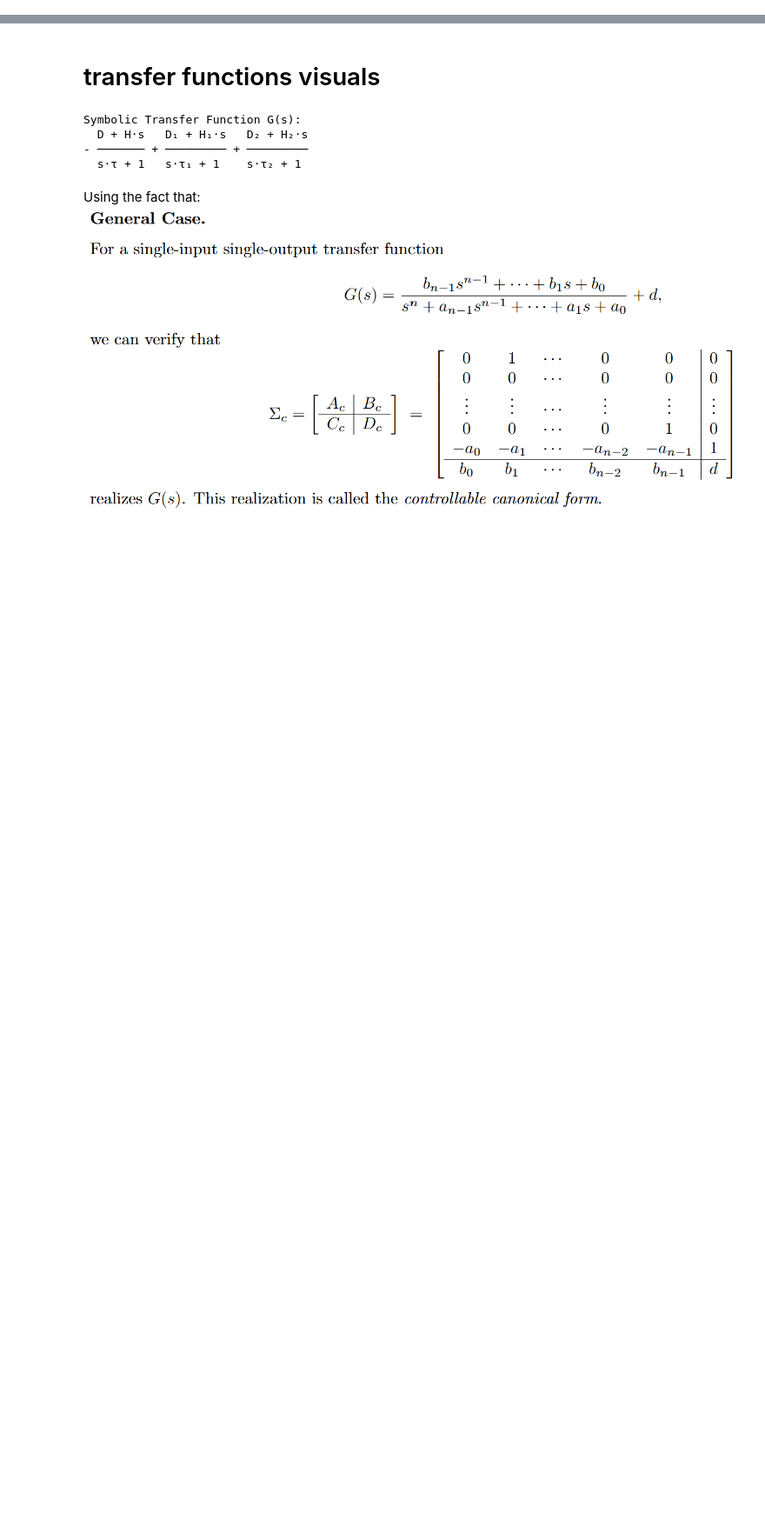
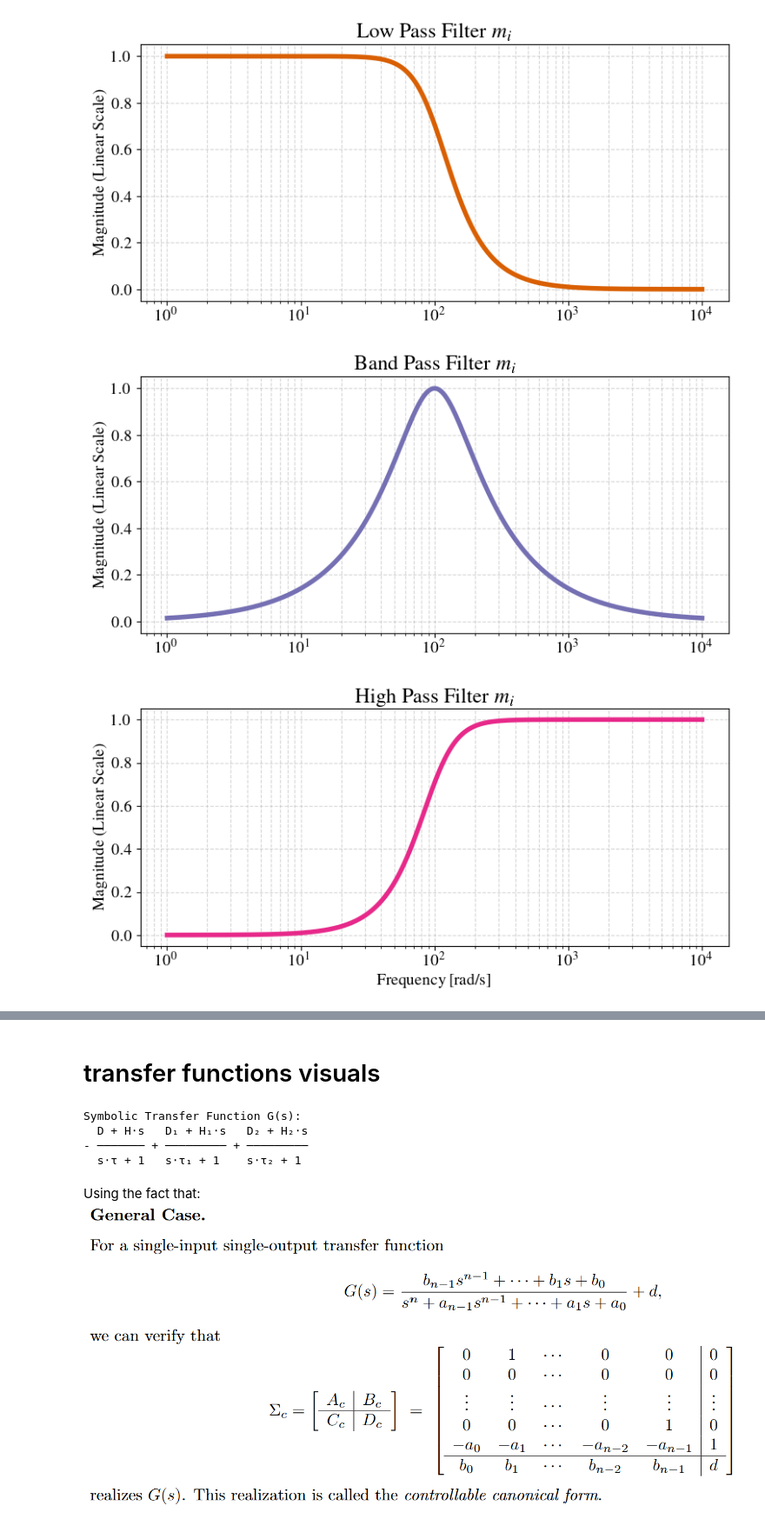
Before and after one commit to cvonholly/dvpp_reward_mechanism, a Jupyter notebook: experiments.ipynb, the cells around one changed output, grey strips where cells are left out. Shown at 87% size. Drawn from its saved outputs; the diff is of its cells as text; code cells hidden in the pictures; blank space fills up the shorter version.

```diff
--- a/experiments.ipynb
+++ b/experiments.ipynb
@@ -7,0 +9,20 @@ import pandas as pd
+# %%
+plt.rcParams['axes.prop_cycle'] = plt.cycler(color=plt.cm.Dark2.colors[1:])
+plt.rcParams.update({
+    "text.usetex": True,  # Use LaTeX to write text
+    "font.family": "serif",
+    "font.serif": ["Times"], # Use a serif font (LaTeX will substitute the right one)
+
+    # 2. MATCH YOUR DOCUMENT PREAMBLE HERE
+    # Use the same packages you use in your main document.
+    # 'newtxtext,newtxmath' is the modern choice.
+    # Use 'mathptmx' if your paper uses that instead.
+    "text.latex.preamble": r"\usepackage{newtxtext,newtxmath}",
+
+    # Optional: Match the font size to your document (usually 10pt for IEEE)
+    "font.size": 14,
+    "axes.labelsize": 14,
+    "legend.fontsize": 14,
+    "xtick.labelsize": 14,
+    "ytick.labelsize": 14,
+})
@@ -7,0 +31,59 @@ import pandas as pd
+# %%
+# Define colors
+solarPVColor = (217/255, 95/255, 2/255)   # Low Pass
+windColor = (117/255, 112/255, 179/255)    # Band Pass
+bessColor = (231/255, 41/255, 138/255)    # High Pass
+
+# Parameters
+w0 = 100  # Center/Cutoff frequency (rad/s)
+Q = 0.707 # Damping (Butterworth-like response)
+w = np.logspace(0, 4, 1000)
+s = 1j * w
+
+# Define Transfer Functions
+denominator = s**2 + (w0/Q)*s + w0**2
+
+h_lp = (w0**2) / denominator
+h_bp = ((w0/Q)*s) / denominator
+h_hp = (s**2) / denominator
+
+# Verification: Total Transfer Function
+h_total = h_lp + h_bp + h_hp # This will be exactly 1 + 0j
+
+filters = [
+    (h_lp, solarPVColor, "Low Pass Filter $m_i$"),
+    (h_bp, windColor, "Band Pass Filter $m_i$"),
+    (h_hp, bessColor, "High Pass Filter $m_i$")
+]
+
+# Generate 3 separate plots
+for h, color, title in filters:
+    plt.figure(figsize=(8, 4))
+    # Note: We plot absolute magnitude.
+    # To show they sum to 1, you'd look at the complex sum,
+    # but the magnitude plot shows the individual contributions.
+    plt.semilogx(w, np.abs(h), color=color, lw=4, label=title)
+
+    plt.title(title, fontsize=18)
+    if color==bessColor:
+        plt.xlabel('Frequency [rad/s]', fontsize=14)
+    plt.ylabel('Magnitude (Linear Scale)', fontsize=14)
+    plt.ylim(-0.05, 1.05)
+    plt.grid(True, which='both', linestyle='--', alpha=0.5)
+    # plt.legend()
+    plt.tight_layout()
+    plt.savefig(f"pics/market/{title.split(',')[0]}.png", dpi=600)
+    plt.show()
+
+# Verification Plot (Sum of complex TFs)
+plt.figure(figsize=(8, 2))
+plt.semilogx(w, np.abs(h_total), color='black', ls='--')
+plt.title("Verification: $|m_{LP} + m_{BP} + m_{HP}|$")
+plt.xlabel('Frequency [rad/s]')
+plt.ylabel('Sum')
+plt.ylim(0.9, 1.1)
+plt.show()
+# %% [output]
+[figure, added]
+[figure, added]
+[figure, added]
```
Also changed, not shown: parts of 6 cells of this notebook, 6 other files.
